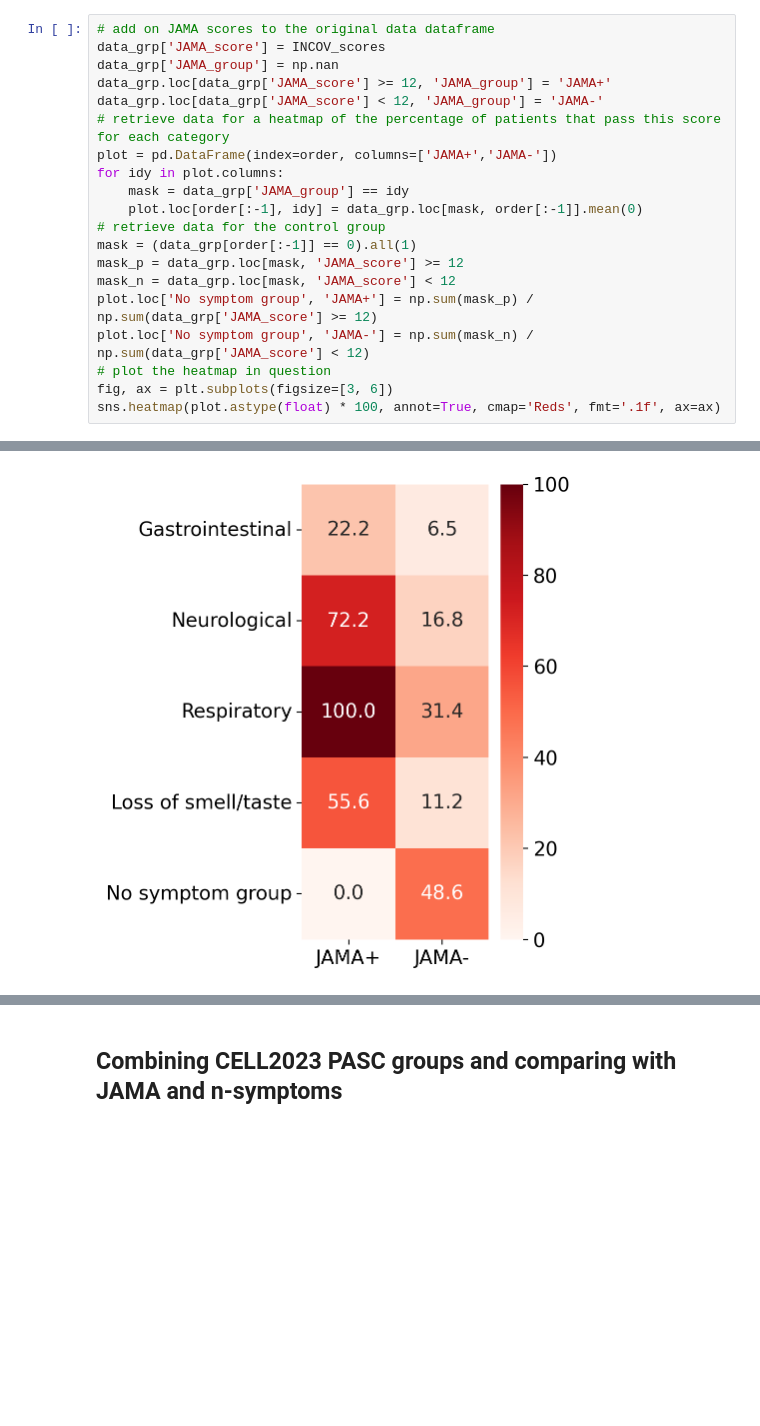
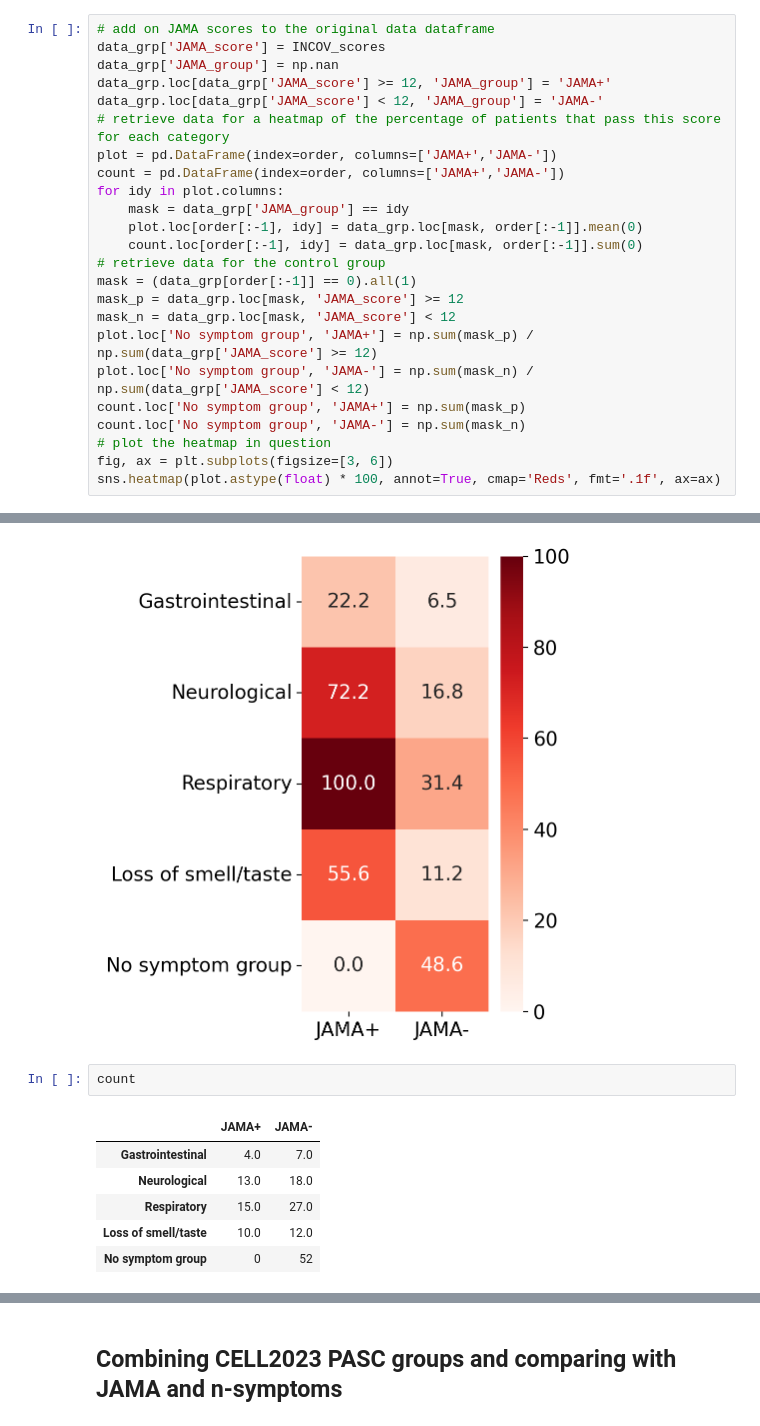
Before and after one commit to danielgchen/RECOVER_PASC_Score_Validation, a Jupyter notebook: 3_JAMA_score_comparison_with_INCOV.ipynb, the cells around one changed output, grey strips where cells are left out. Drawn from its saved outputs; the diff is of its cells as text; blank space fills up the shorter version.

```diff
--- a/3_JAMA_score_comparison_with_INCOV.ipynb
+++ b/3_JAMA_score_comparison_with_INCOV.ipynb
@@ -187,18 +210,31 @@ data_grp.loc[data_grp['JAMA_score'] >= 12, 'JAMA_group'] = 'JAMA+'
 data_grp.loc[data_grp['JAMA_score'] < 12, 'JAMA_group'] = 'JAMA-'
 # retrieve data for a heatmap of the percentage of patients that pass this score for each category
 plot = pd.DataFrame(index=order, columns=['JAMA+','JAMA-'])
+count = pd.DataFrame(index=order, columns=['JAMA+','JAMA-'])
 for idy in plot.columns:
     mask = data_grp['JAMA_group'] == idy
     plot.loc[order[:-1], idy] = data_grp.loc[mask, order[:-1]].mean(0)
+    count.loc[order[:-1], idy] = data_grp.loc[mask, order[:-1]].sum(0)
 # retrieve data for the control group
 mask = (data_grp[order[:-1]] == 0).all(1)
 mask_p = data_grp.loc[mask, 'JAMA_score'] >= 12
 mask_n = data_grp.loc[mask, 'JAMA_score'] < 12
 plot.loc['No symptom group', 'JAMA+'] = np.sum(mask_p) / np.sum(data_grp['JAMA_score'] >= 12)
 plot.loc['No symptom group', 'JAMA-'] = np.sum(mask_n) / np.sum(data_grp['JAMA_score'] < 12)
+count.loc['No symptom group', 'JAMA+'] = np.sum(mask_p)
+count.loc['No symptom group', 'JAMA-'] = np.sum(mask_n)
 # plot the heatmap in question
 fig, ax = plt.subplots(figsize=[3, 6])
 sns.heatmap(plot.astype(float) * 100, annot=True, cmap='Reds', fmt='.1f', ax=ax)
 # %% [output]
 <AxesSubplot:>
 [figure]
+# %%
+count
+# %% [output]
+|  | JAMA+ | JAMA- |
+| Gastrointestinal | 4.0 | 7.0 |
+| Neurological | 13.0 | 18.0 |
+| Respiratory | 15.0 | 27.0 |
+| Loss of smell/taste | 10.0 | 12.0 |
+| No symptom group | 0 | 52 |
```
Also changed, not shown: parts of 14 cells of this notebook, 1 other file.
